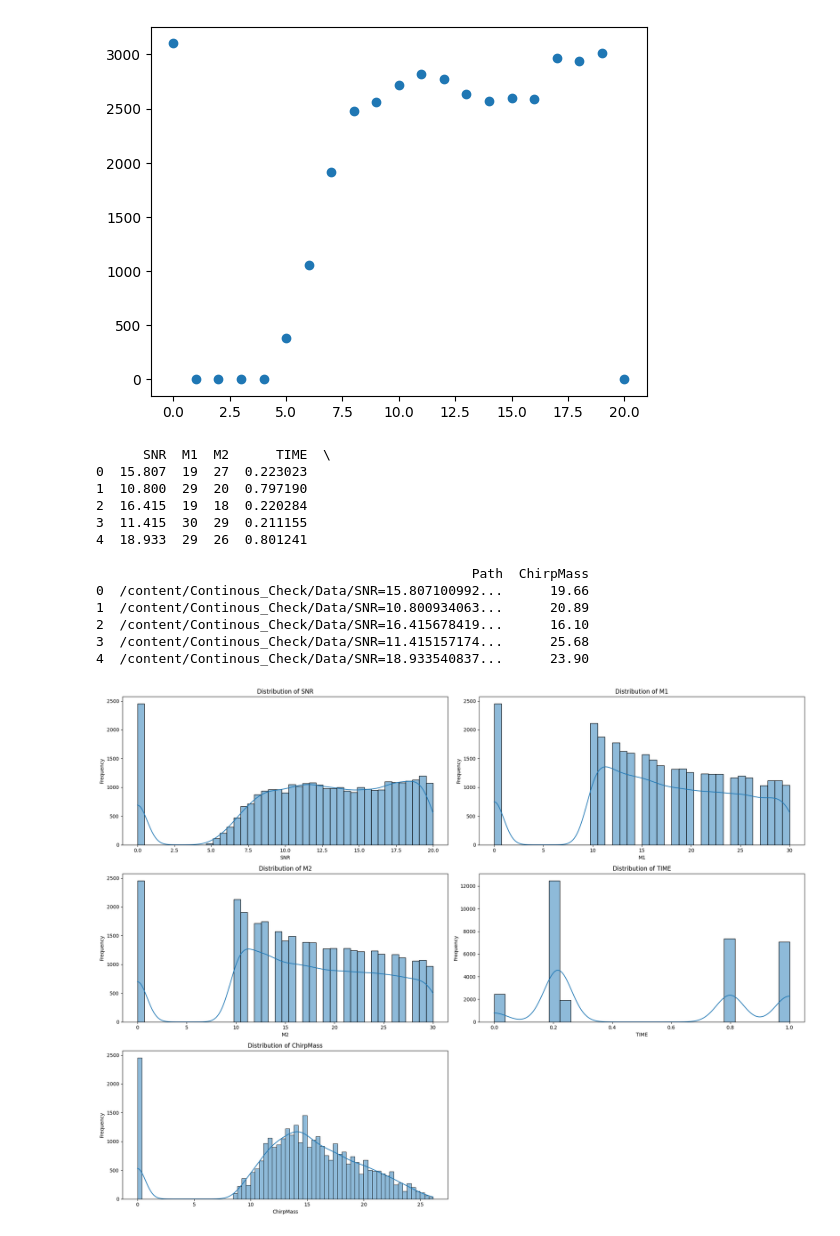
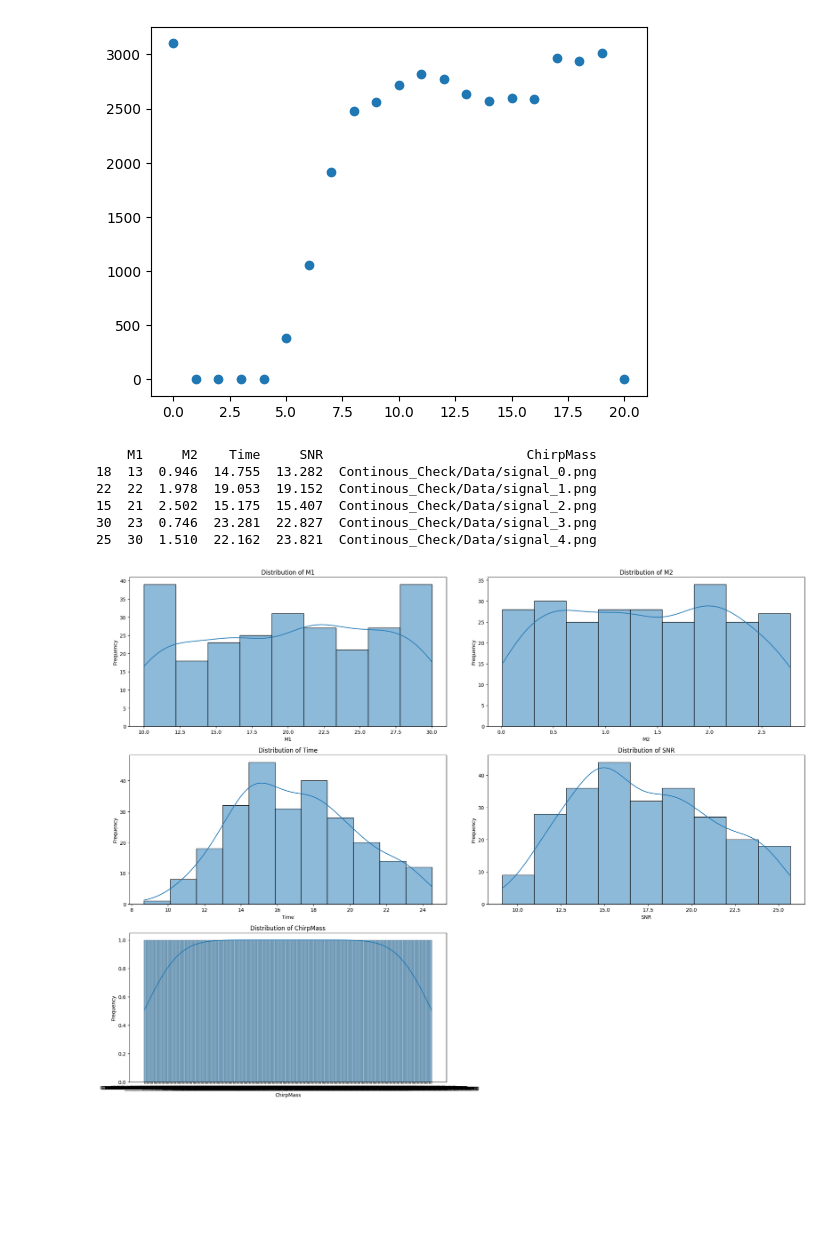
Before and after one commit to Arush-Pimpalkar/GW_Project, a Jupyter notebook: Model_Training/SNR_Counter.ipynb, the cells around one changed output. Saved outputs shown, nothing was run; the diff lists cells and outputs as text; code cells hidden in the pictures; blank space fills up the shorter version.

Commit message:
data_pipeline

```diff
--- a/Model_Training/SNR_Counter.ipynb
+++ b/Model_Training/SNR_Counter.ipynb
@@ -85,51 +85,46 @@ plt.plot(array_zreoure, "o")
 import pandas as pd
 import matplotlib.pyplot as plt
 import seaborn as sns
 
 # Load the CSV file
-df = pd.read_csv('D:\GW_Project_1\Data_Generation\Continous_Check\cont_data_train.csv')
+df = pd.read_csv(
+    "/home/arush/GW_Project_1/Data_Generation/Continous_Check/cont_data_train.csv"
+)
 
 # Display the first few rows of the dataframe to ensure it's loaded correctly
 print(df.head())
 
 # Plot the distribution of each parameter
-parameters = ['SNR', 'M1', 'M2', 'TIME', 'ChirpMass']
+parameters = ["M1", "M2", "Time", "SNR", "ChirpMass"]
 
 plt.figure(figsize=(20, 15))
 
 for i, param in enumerate(parameters):
-    plt.subplot(3, 2, i+1)
+    plt.subplot(3, 2, i + 1)
     sns.histplot(df[param], kde=True)
-    plt.title(f'Distribution of {param}')
+    plt.title(f"Distribution of {param}")
     plt.xlabel(param)
-    plt.ylabel('Frequency')
+    plt.ylabel("Frequency")
 
 plt.tight_layout()
 plt.show()
 
 # Plot boxplots to check for outliers
 plt.figure(figsize=(20, 15))
 
 for i, param in enumerate(parameters):
-    plt.subplot(3, 2, i+1)
+    plt.subplot(3, 2, i + 1)
     sns.boxplot(x=df[param])
-    plt.title(f'Boxplot of {param}')
+    plt.title(f"Boxplot of {param}")
     plt.xlabel(param)
 
 plt.tight_layout()
 plt.show()
 # %% [output]
-      SNR  M1  M2      TIME  \
-0  15.807  19  27  0.223023
-1  10.800  29  20  0.797190
-2  16.415  19  18  0.220284
-3  11.415  30  29  0.211155
-4  18.933  29  26  0.801241
-
-                                                Path  ChirpMass
-0  /content/Continous_Check/Data/SNR=15.807100992...      19.66
-1  /content/Continous_Check/Data/SNR=10.800934063...      20.89
-2  /content/Continous_Check/Data/SNR=16.415678419...      16.10
-3  /content/Continous_Check/Data/SNR=11.415157174...      25.68
-4  /content/Continous_Check/Data/SNR=18.933540837...      23.90
+    M1     M2    Time     SNR                          ChirpMass
+18  13  0.946  14.755  13.282  Continous_Check/Data/signal_0.png
+22  22  1.978  19.053  19.152  Continous_Check/Data/signal_1.png
+15  21  2.502  15.175  15.407  Continous_Check/Data/signal_2.png
+30  23  0.746  23.281  22.827  Continous_Check/Data/signal_3.png
+25  30  1.510  22.162  23.821  Continous_Check/Data/signal_4.png
-[figure, old version]
+[figure, new version]
```
Also changed, not shown: parts of 1 cell of this notebook, 4 other files.
